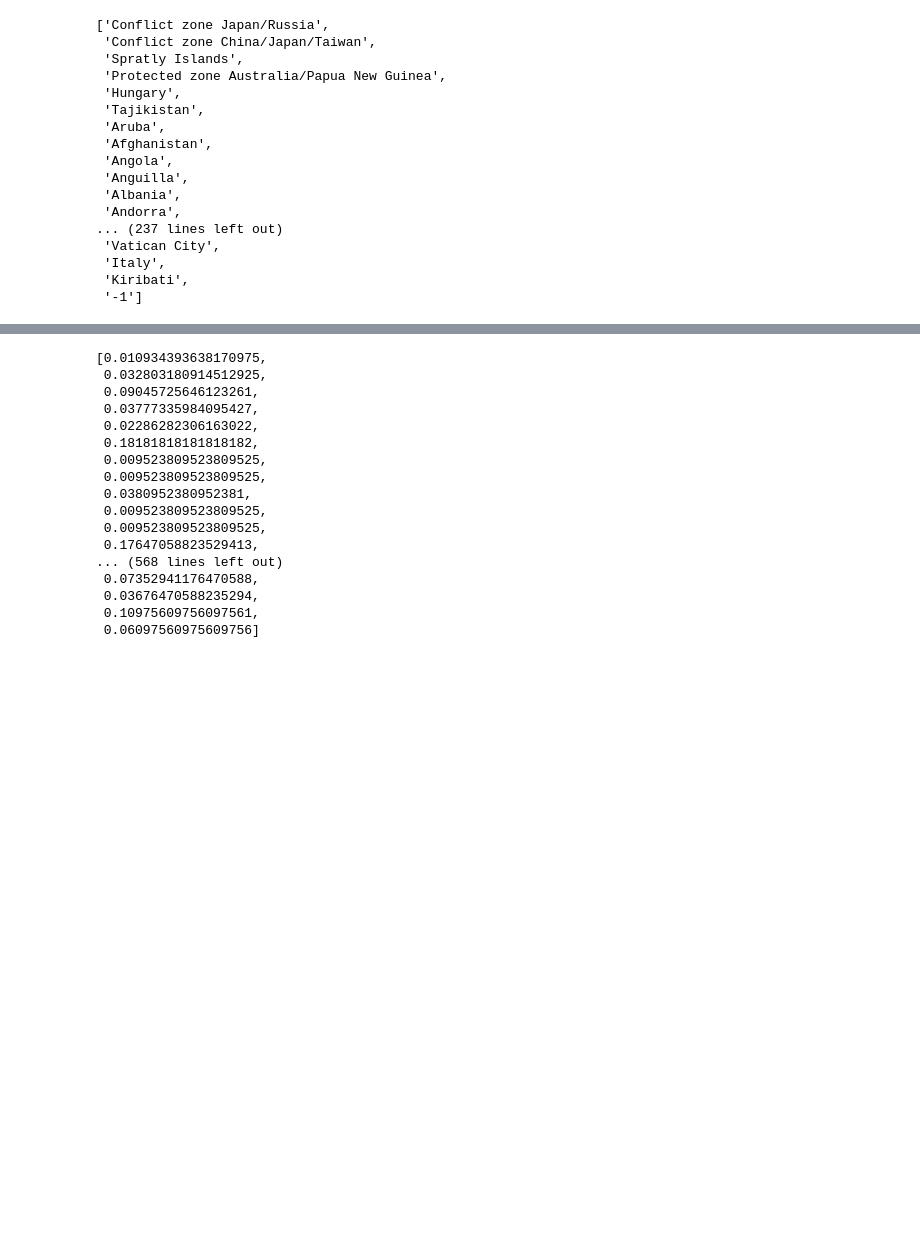
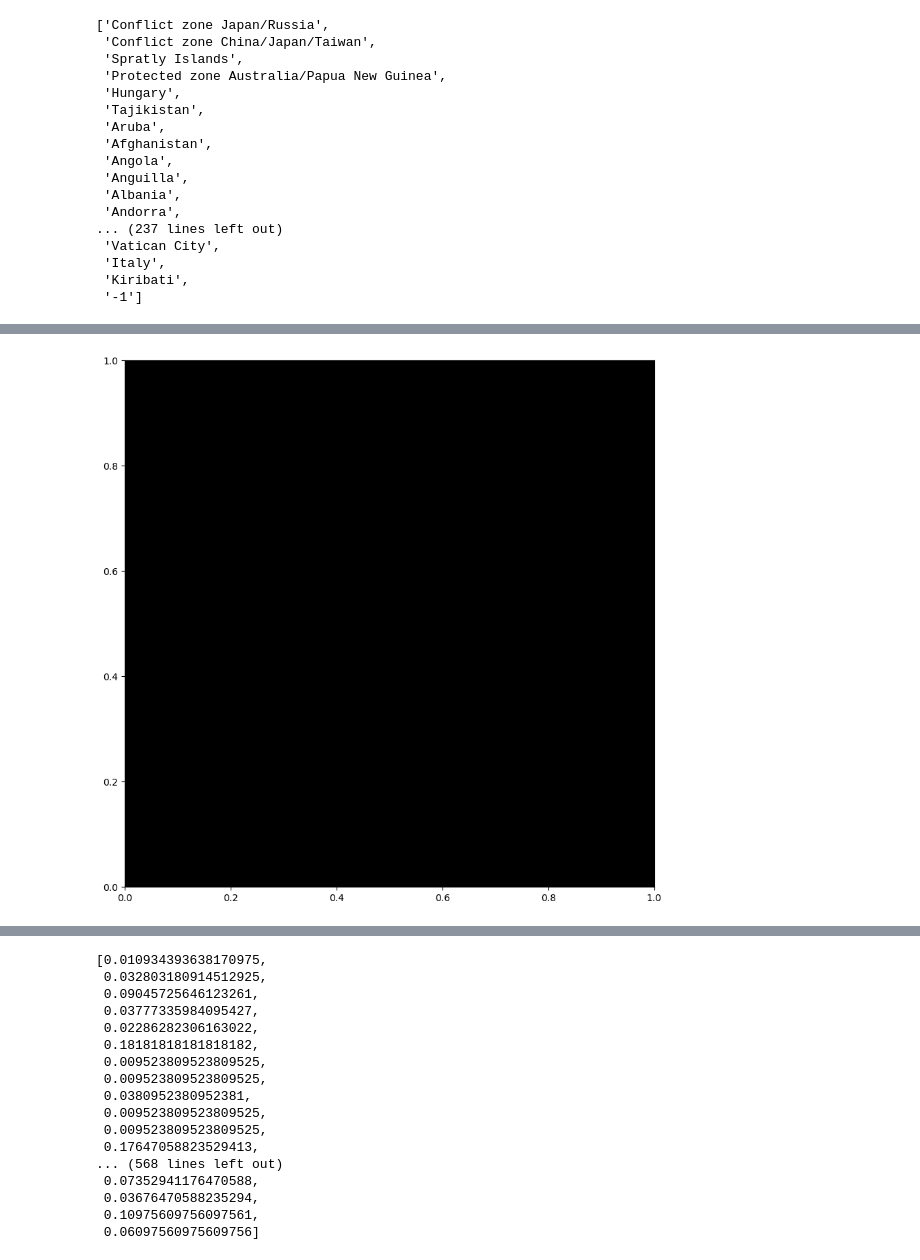
Before and after one commit to GBuenvar/MarineConsEcoStrat, a Jupyter notebook: ERC data/delayed_links.ipynb, the cells around one changed output, grey strips where cells are left out. Drawn from its saved outputs; the diff is of its cells as text; code cells hidden in the pictures; blank space fills up the shorter version.

```diff
--- a/ERC data/delayed_links.ipynb
+++ b/ERC data/delayed_links.ipynb
@@ -447,0 +444,5 @@ Turtles
+# %%
+fig, ax = plt.subplots(figsize=(10,10), dpi=100, facecolor='white')
+ax.set_facecolor('black')
+# %% [output]
+[figure, added]
```
Also changed, not shown: parts of 12 cells of this notebook, 1 other file.
